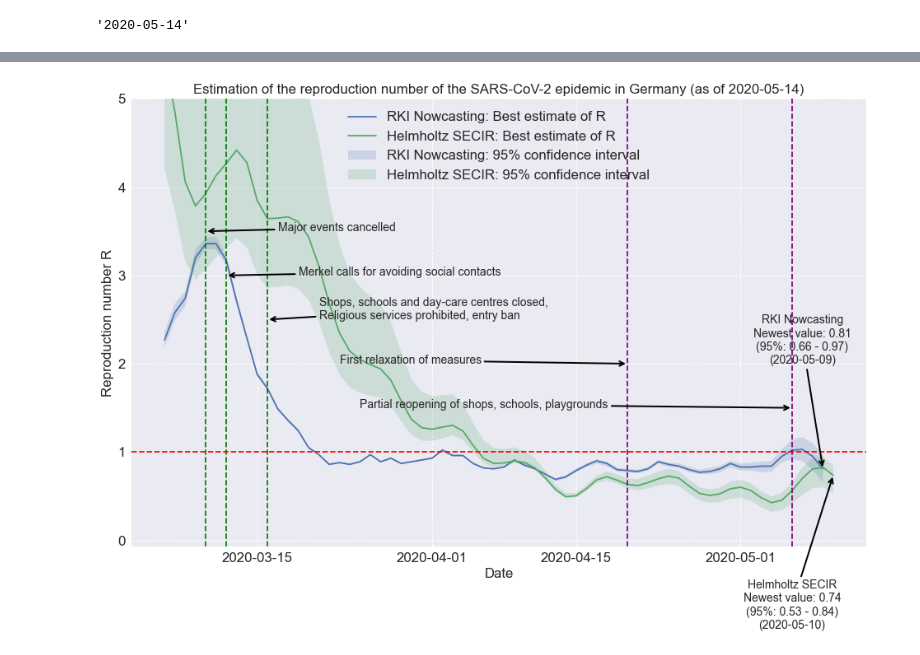
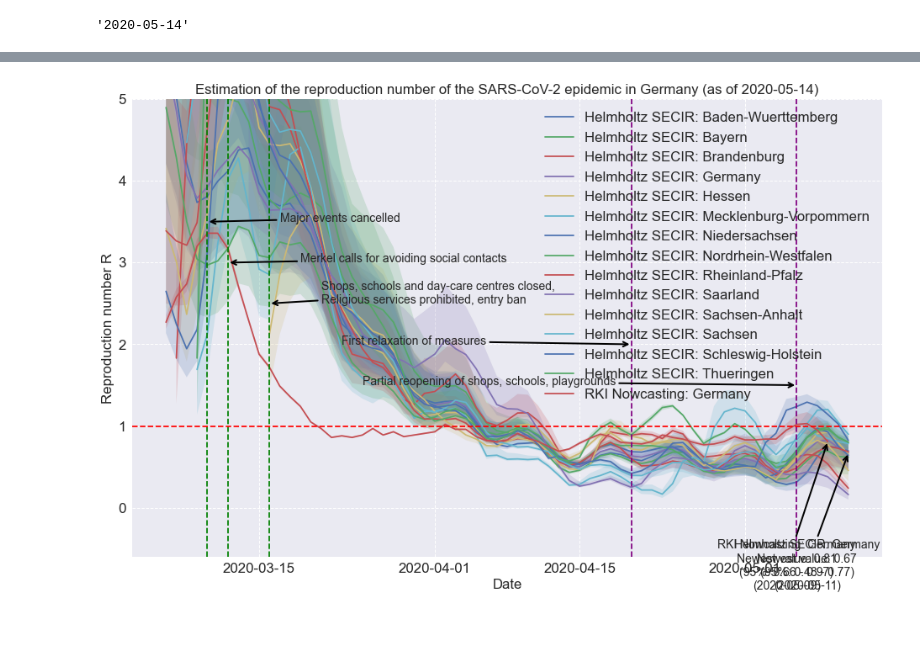
Before and after one commit to phiresky/coronavirus-reproduction-analysis, a Jupyter notebook: 0Plot_Rt_Germany.ipynb, the cells around one changed output, grey strips where cells are left out. Drawn from its saved outputs; the diff is of its cells as text; code cells hidden in the pictures; blank space fills up the shorter version.

Commit message:
more flexible, add states

```diff
--- a/0Plot_Rt_Germany.ipynb
+++ b/0Plot_Rt_Germany.ipynb
@@ -140,0 +62,29 @@ data['secir']
+# %%
+methods = {
+    'secir': {
+        "name": 'Helmholtz SECIR',
+        "pre": preproc_secir,
+        "files": [{
+            "fname": f"data/SECIR_{state}_{today}.csv",
+            "key": state,
+            "url": f"https://gitlab.com/simm/covid19/secir/-/raw/master/img/dynamic/Rt_rawData/{state}_Rt.csv?inline=false",
+        } for state in states]
+    },
+    'nowcasting': {
+        "name": 'RKI Nowcasting',
+        "pre": preproc_nowcasting,
+        "files": [{
+            "fname": f"data/Nowcasting_{today}.xlsx",
+            "key": "Germany",
+            "url": "https://www.rki.de/DE/Content/InfAZ/N/Neuartiges_Coronavirus/Projekte_RKI/Nowcasting_Zahlen.xlsx?__blob=publicationFile",
+        }]
+    },
+}
+# %%
+for _, m_config in methods.items():
+    print(f"getting data for {m_config['name']}")
+    for e in m_config["files"]:
+        fname = e["fname"]
+        url = e["url"]
+        print(f"getting {fname}")
+        !wget -q {url} -O {fname}
@@ -140,0 +112,5 @@ data['secir']
+# %%
+ignored_states = ["Hamburg", "Berlin", "Bremen"]
+#ignored_states = ["Baden-Wuerttemberg", "Bayern"]
+data = {(method["name"]+": "+file["key"]): method["pre"](file["fname"])
+        for _, method in methods.items() for file in method["files"] if file["key"] not in ignored_states}
@@ -185,36 +153,37 @@ plt.title(f"Estimation of the reproduction number of the SARS-CoV-2 epidemic in
 plt.xlabel("Date")
 plt.ylabel("Reproduction number R")
 for name, d in data.items():
-    plt.plot(d["date"],d["r"],label=f"{sources[name]}: Best estimate of R")
-    plt.fill_between(d["date"], d["rmin"], d["rmax"], alpha=0.2,label=f"{sources[name]}: 95% confidence interval")
+    plt.plot(d["date"],d["r"],label=f"{name}")
+    plt.fill_between(d["date"], d["rmin"], d["rmax"], alpha=0.2,label=f"_{name}: 95% confidence interval")
 
 #fig.autofmt_xdate()
 ax = plt.gca()
 ax.xaxis_date()
 ax.xaxis.set_major_formatter(matplotlib.dates.DateFormatter("%Y-%m-%d"))
 ax.set_ylim(top=5)
 
 for m in measures:
     plt.axvline(to_date(m[0]),ls='--',c='green')
 
 for m in antimeasures:
     plt.axvline(to_date(m[0]),ls='--',c='purple')
 
 for idx, (date, txt) in enumerate(measures+antimeasures):
     y=3.5-idx*0.5
     x=to_date(date)
     plt.annotate(txt,(x,y),xytext=(to_date('2020-03-17') + pd.Timedelta(days=2 * idx),y),arrowprops=arrowprops)
 
 for name, d in last.items():
+    if not "Germany" in name: continue
     date = d['date'].isoformat()[:10]
-    last_text = f"{sources[name]}\nNewest value: {d['r']:.2f}\n(95%: {d['rmin']:.2f} - {d['rmax']:.2f})\n({date})"
+    last_text = f"{name}\nNewest value: {d['r']:.2f}\n(95%: {d['rmin']:.2f} - {d['rmax']:.2f})\n({date})"
     last_xy = (d['date'],d['r'])
     last_xytext = (d['date']-pd.Timedelta(days=4),-1) if name != 'nowcasting' else (d['date']-pd.Timedelta(days=2),2)
     plt.annotate(last_text,last_xy,last_xytext,arrowprops=arrowprops,ha='center')
 
 plt.axhline(1,c='red',ls='--')
 plt.grid(ls='--')
 plt.legend()
-plt.savefig("plot_{}.png".format(today),dpi=100)
+plt.savefig("plots/plot_{}.png".format(today),dpi=100)
 # %% [output]
-[figure, old version]
+[figure, new version]
```
Also changed, not shown: parts of 12 cells of this notebook, 27 other files.
